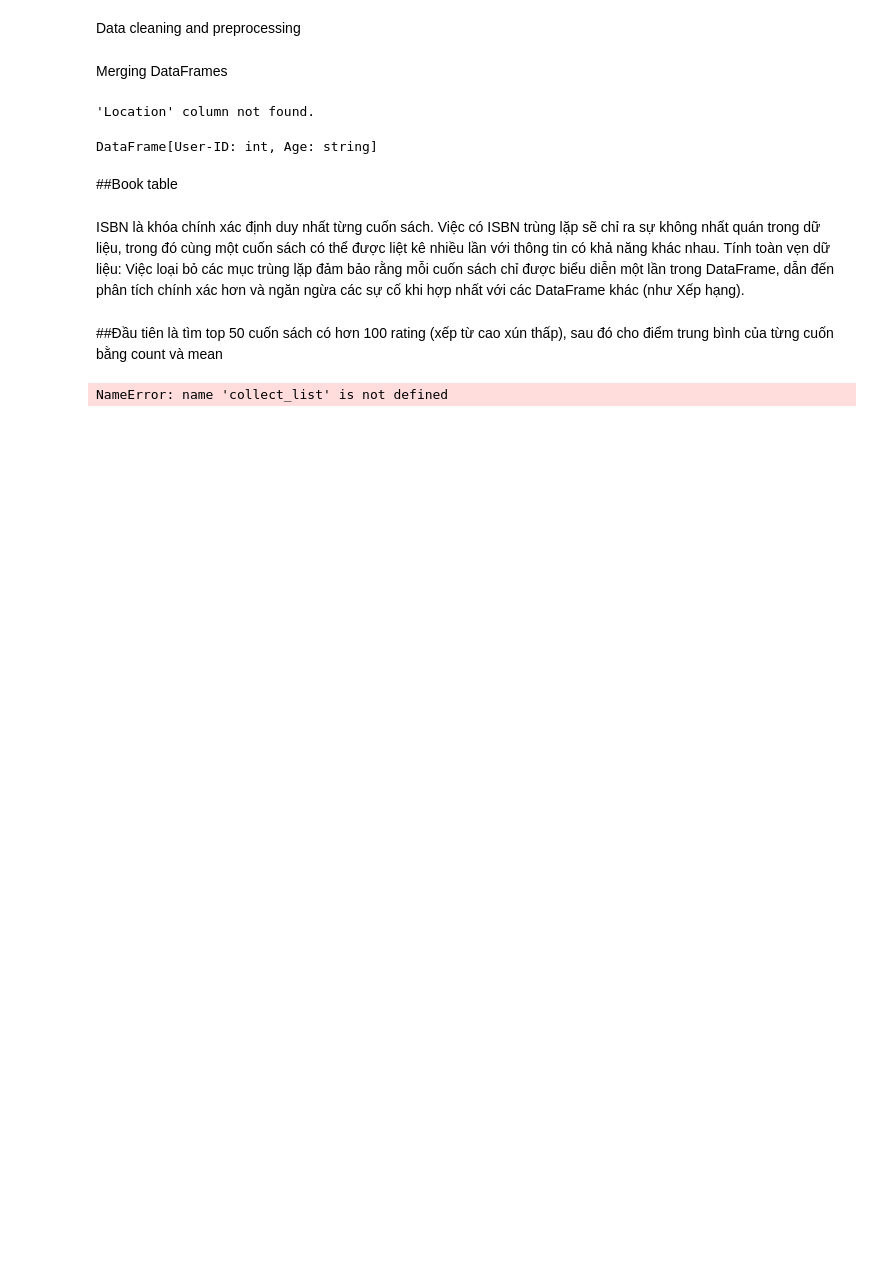
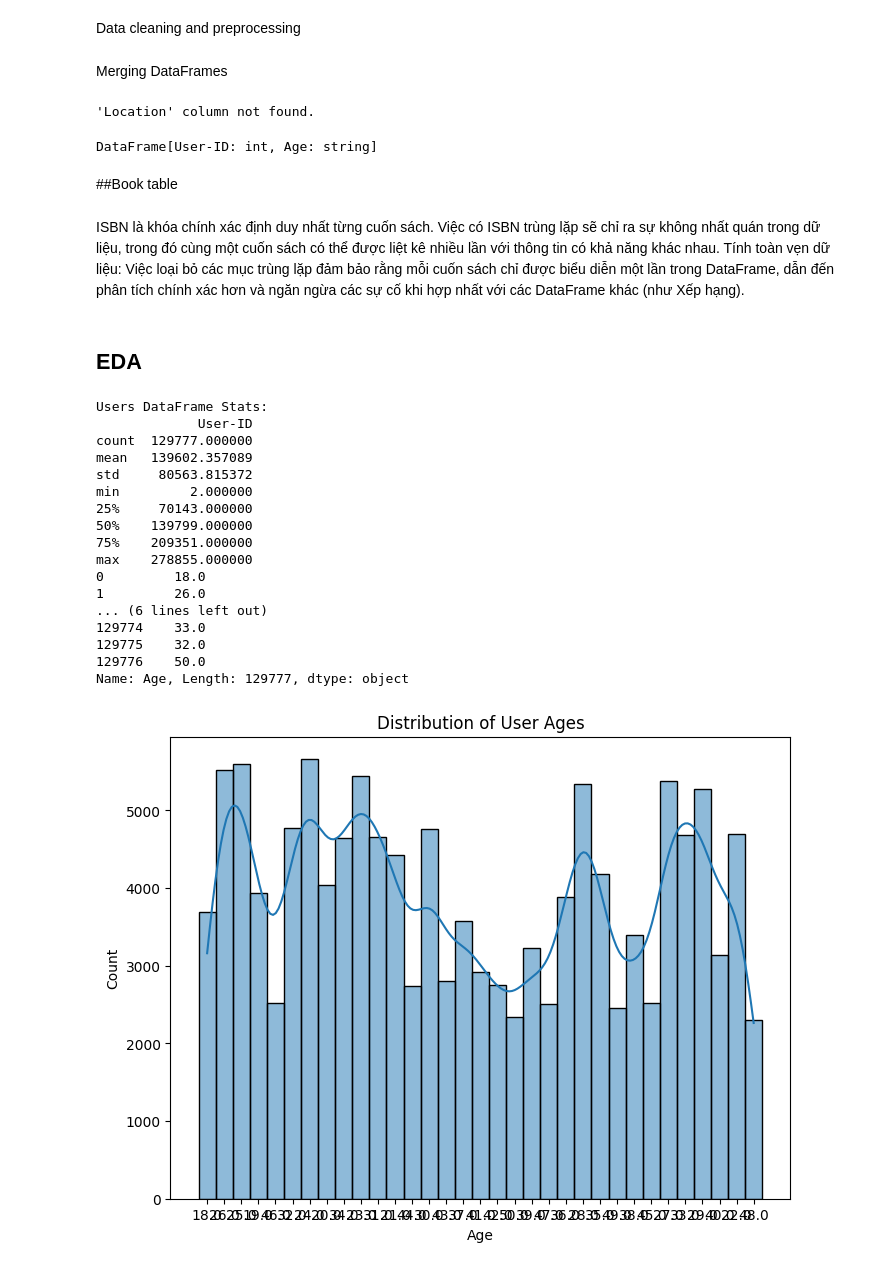
Before and after one commit to giahuy1310/bookrecommendation, a Jupyter notebook: Copy_of_bigdata_project.ipynb, the cells around one changed output. Cells and saved outputs as stored; diff of their text form; code cells hidden in the pictures; blank space fills up the shorter version.

```diff
--- a/Copy_of_bigdata_project.ipynb
+++ b/Copy_of_bigdata_project.ipynb
@@ -122,30 +122,47 @@ DataFrame[User-ID: int, Age: string]
 # %% [markdown]
 ISBN là khóa chính xác định duy nhất từng cuốn sách. Việc có ISBN trùng lặp sẽ chỉ ra sự không nhất quán trong dữ liệu, trong đó cùng một cuốn sách có thể được liệt kê nhiều lần với thông tin có khả năng khác nhau.
 Tính toàn vẹn dữ liệu: Việc loại bỏ các mục trùng lặp đảm bảo rằng mỗi cuốn sách chỉ được biểu diễn một lần trong DataFrame, dẫn đến phân tích chính xác hơn và ngăn ngừa các sự cố khi hợp nhất với các DataFrame khác (như Xếp hạng).
-# %% [markdown]
-##Đầu tiên là tìm top 50 cuốn sách có hơn 100 rating (xếp từ cao xún thấp), sau đó cho điểm trung bình của từng cuốn bằng count và mean
-# %%
-# Top 50 Books
-from pyspark.sql.functions import count, avg
-
-book_stats = merged_df.groupBy('Book-Title') \
-                       .agg(count('Book-Rating').alias('count'),
-                            avg('Book-Rating').alias('mean'))
-
-top_50_books = book_stats.filter(book_stats['count'] > 100) \
-                         .orderBy('mean', ascending=False) \
-                         .limit(50)
-
-# Active Users
-active_user_ratings = merged_df.groupBy('User-ID') \
-                              .agg(count('Book-Rating').alias('rating_count'))
-
-active_users_with_book_types = merged_df.groupBy('User-ID') \
-                                       .agg(collect_list('Book-Title').alias('book_titles'))
-
-# To display the results, you can use:
-# top_50_books.show()
-# active_user_ratings.show()
-# active_users_with_book_types.show()
-# %% [output]
-NameError: name 'collect_list' is not defined
+# %% [markdown]
+## EDA
+# %%
+import pandas as pd
+# Import necessary libraries
+import matplotlib.pyplot as plt
+import seaborn as sns
+
+# Convert Spark DataFrame to Pandas DataFrame for easier visualization
+users_pd = users_df.toPandas()
+books_pd = books_df.toPandas()
+ratings_pd = ratings_df.toPandas()
+merged_pd = merged_df.toPandas()
+# %%
+# Data Exploration: Users
+print("Users DataFrame Stats:")
+print(users_pd.describe())
+print(users_pd['Age'])
+
+plt.figure(figsize=(8, 6))
+sns.histplot(users_pd['Age'], bins='auto', kde=True)
+plt.title('Distribution of User Ages')
+plt.xlabel('Age')
+plt.ylabel('Count')
+plt.show()
+# %% [output]
+Users DataFrame Stats:
+             User-ID
+count  129777.000000
+mean   139602.357089
+std     80563.815372
+min         2.000000
+25%     70143.000000
+50%    139799.000000
+75%    209351.000000
+max    278855.000000
+0         18.0
+1         26.0
+... (6 lines left out)
+129774    33.0
+129775    32.0
+129776    50.0
+Name: Age, Length: 129777, dtype: object
+[figure, added]
```
Also changed, not shown: parts of 3 cells of this notebook.
